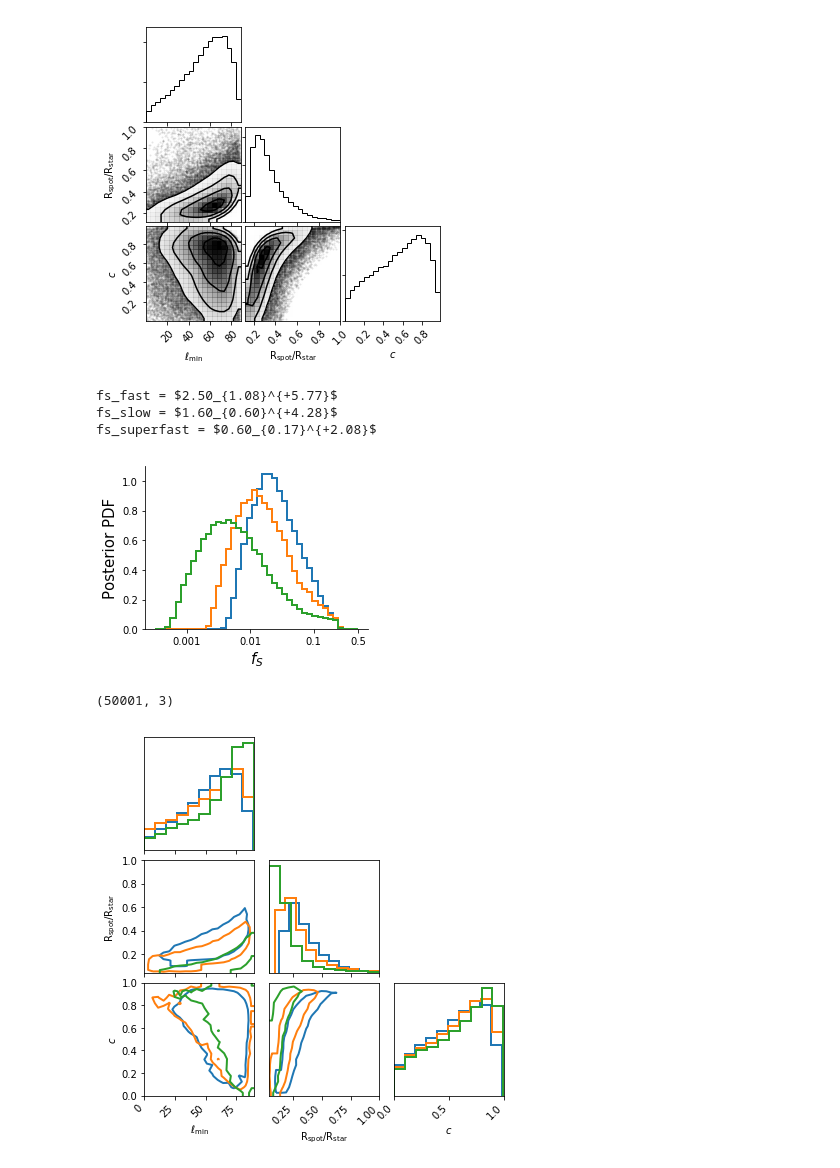
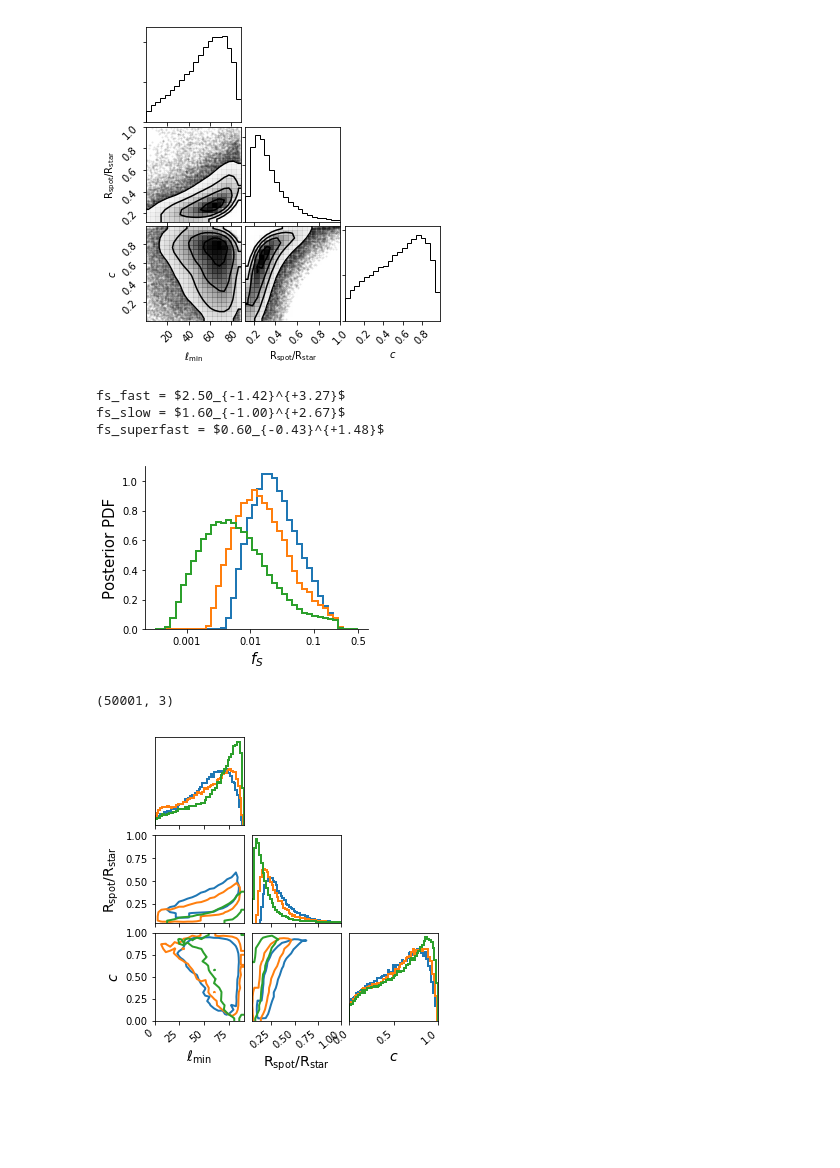
Before and after one commit to bmorris3/zeitsprung, a Jupyter notebook: fleck_inflated_pop_ABC_fast.ipynb, the cells around one changed output. Saved outputs shown, nothing was run; the diff lists cells and outputs as text; code cells hidden in the pictures; blank space fills up the shorter version.

```diff
--- a/fleck_inflated_pop_ABC_fast.ipynb
+++ b/fleck_inflated_pop_ABC_fast.ipynb
@@ -156,10 +160,13 @@ mu_fast, std_fast =  np.log10(fs_fast).mean(), np.log10(fs_fast).std()
 mu_slow, std_slow =  np.log10(fs_slow).mean(), np.log10(fs_slow).std()
 mu_superfast, std_superfast =  np.log10(fs_superfast).mean(), np.log10(fs_superfast).std()
 
-print('fs_fast = ${0:.2f}_{{{1:.2f}}}^{{+{2:.2f}}}$'.format(100 * 10**(mu_fast), 100 * 10**(mu_fast-std_fast), 100 * 10**(mu_fast+std_fast)))
-print('fs_slow = ${0:.2f}_{{{1:.2f}}}^{{+{2:.2f}}}$'.format(100 * 10**(mu_slow), 100 * 10**(mu_slow-std_slow), 100 * 10**(mu_slow+std_slow)))
-print('fs_superfast = ${0:.2f}_{{{1:.2f}}}^{{+{2:.2f}}}$'.format(100 * 10**(mu_superfast), 100 * 10**(mu_superfast-std_superfast),
-                                                                 100 * 10**(mu_superfast+std_superfast)))
+mid_fast, lower_fast, upper_fast = 100 * 10**(mu_fast), 100 * 10**(mu_fast-std_fast), 100 * 10**(mu_fast+std_fast)
+mid_slow, lower_slow, upper_slow = 100 * 10**(mu_slow), 100 * 10**(mu_slow-std_slow), 100 * 10**(mu_slow+std_slow)
+mid_superfast, lower_superfast, upper_superfast = 100 * 10**(mu_superfast), 100 * 10**(mu_superfast-std_superfast), 100 * 10**(mu_superfast+std_superfast)
+
+print('fs_fast = ${0:.2f}_{{-{1:.2f}}}^{{+{2:.2f}}}$'.format(mid_fast, mid_fast-lower_fast, upper_fast-mid_fast))
+print('fs_slow = ${0:.2f}_{{-{1:.2f}}}^{{+{2:.2f}}}$'.format(mid_slow, mid_slow-lower_slow, upper_slow-mid_slow))
+print('fs_superfast = ${0:.2f}_{{-{1:.2f}}}^{{+{2:.2f}}}$'.format(mid_superfast, mid_superfast-lower_superfast, upper_superfast-mid_superfast))
 
 # ax.legend(loc='upper left', bbox_to_anchor=(0.5, 1.3))
 for s in ['right', 'top']:
@@ -179,9 +186,9 @@ ax.set_xticklabels(['0.001', '0.01', '0.1', '0.5'])
 # plt.axvline(upper, color='k')
 plt.savefig('plots/fs_posterior.pdf', bbox_inches='tight')
 # %% [output]
-fs_fast = $2.50_{1.08}^{+5.77}$
-fs_slow = $1.60_{0.60}^{+4.28}$
-fs_superfast = $0.60_{0.17}^{+2.08}$
+fs_fast = $2.50_{-1.42}^{+3.27}$
+fs_slow = $1.60_{-1.00}^{+2.67}$
+fs_superfast = $0.60_{-0.43}^{+1.48}$
 [figure]
 # %%
 samples_fast.shape
@@ -190,40 +201,42 @@ samples_fast.shape
 # %%
 from corner import hist2d
 
-fig, ax = plt.subplots(3, 3, figsize=(6, 6), sharex='col')
+fig, ax = plt.subplots(3, 3, figsize=(5, 5), sharex='col')
 
 all_samples = [samples_fast,
                samples_slow,
                samples_superfast]
 
+nbins = 50
 colors = ['C0', 'C1', 'C2']
-
 labels = '$\\rm\ell_{min}$ $\\rmR_{spot}/R_{star}$ $c$'.split()
 limits = [[0, 90], [0, 1], [0, 1]]
+fontsize = 14
 
 for i in range(3):
     for j in range(3):
         ax[j, i].set_xlim(limits[j])
-        plt.setp(ax[j, i].get_xticklabels(), rotation=45, ha='right')
+        plt.setp(ax[j, i].get_xticklabels(), rotation=40, ha='right')
         for k in range(len(all_samples)):
             if i > j:
                 ax[j, i].axis('off')
             if i == j:
-                ax[j, i].hist(all_samples[k][:, i], histtype='step', color=colors[k], lw=2)
+                ax[j, i].hist(all_samples[k][:, i], histtype='step', bins=nbins, color=colors[k], lw=2)
                 ax[j, i].set_yticks([])
 
             if i < j:
-                hist2d(all_samples[k][:, i], all_samples[k][:, j], ax=ax[j, i], smooth=False,
+                hist2d(all_samples[k][:, i], all_samples[k][:, j],  ax=ax[j, i], smooth=False,
                        plot_datapoints=False, fill_contours=False, plot_density=False,
                        contour_kwargs=dict(colors=colors[k], linewidths=2), levels=[0.67534753],
                        contourf_kwargs=dict(colors=colors[k], alpha=0.1))
-
+#                 if best_samples[k] is not None:
+#                     ax[j, i].scatter(best_samples[k][i], best_samples[k][j], color=colors[k])
             if j == 2:
-                ax[j, i].set_xlabel(labels[i])
+                ax[j, i].set_xlabel(labels[i], fontsize=fontsize)
             if i == 0 and j > 0:
-                ax[j, i].set_ylabel(labels[j])
+                ax[j, i].set_ylabel(labels[j], fontsize=fontsize)
 ax[2, 1].set_yticks([])
 fig.tight_layout(h_pad=0, w_pad=-1.8)
 fig.savefig('plots/corner_all.pdf', bbox_inches='tight')
 # %% [output]
-[figure, old version]
+[figure, new version]
```
Also changed, not shown: parts of 6 cells of this notebook, 3 other files.
